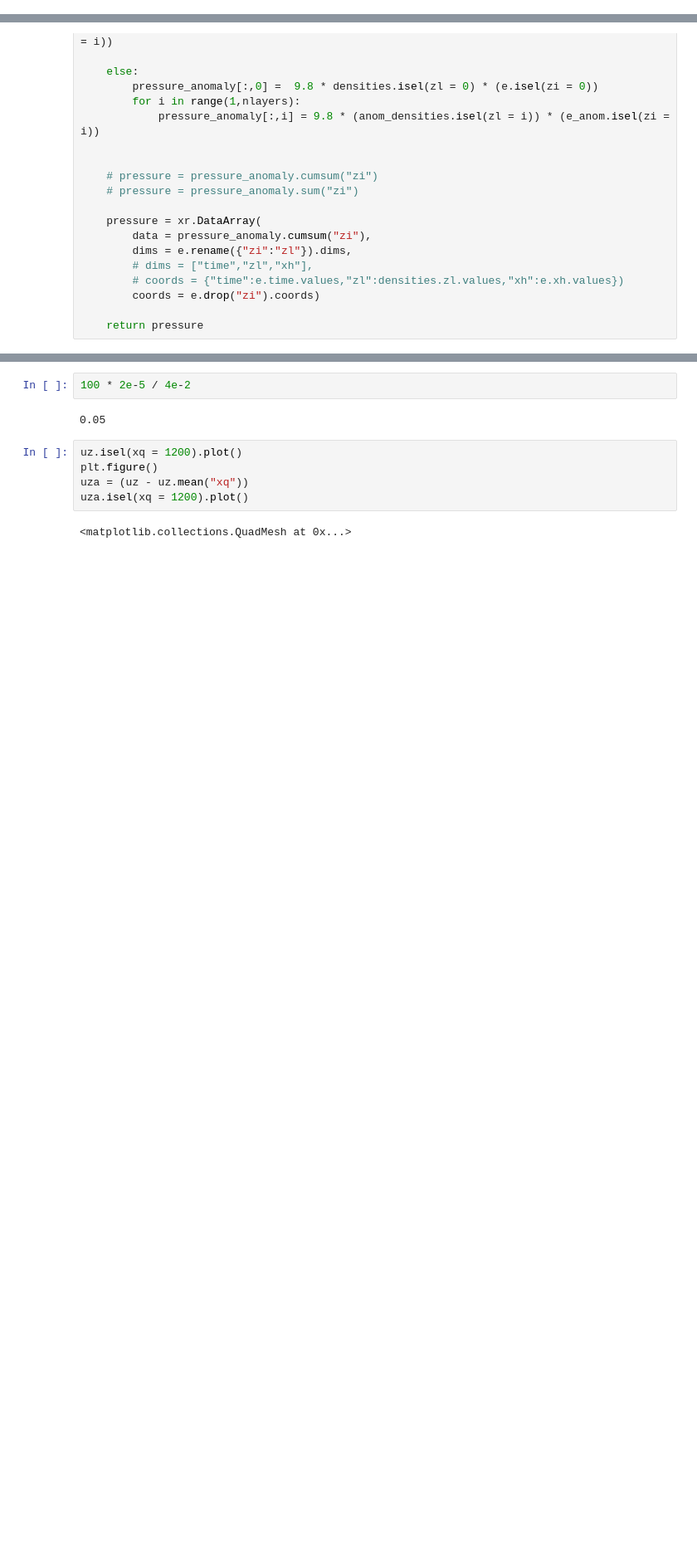
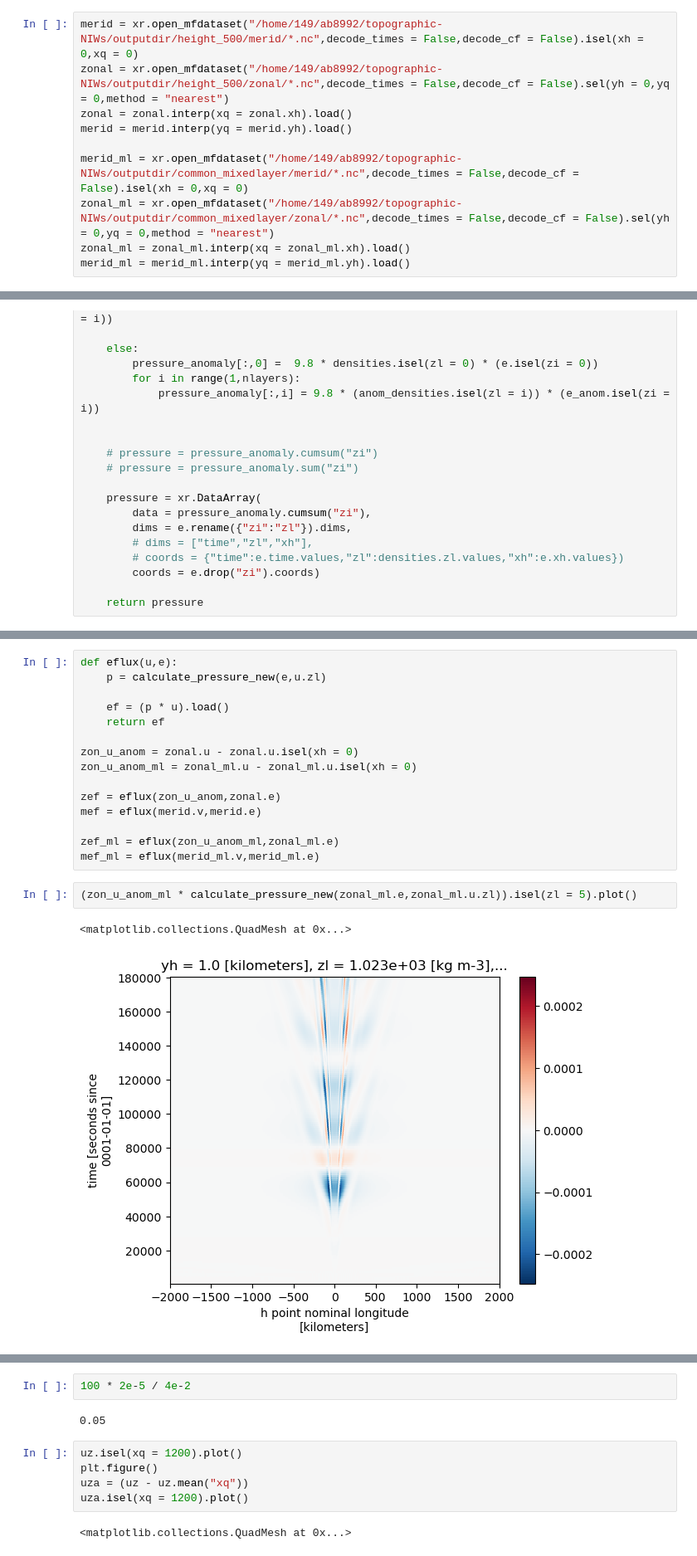
Before and after one commit to ashjbarnes/topographic-NIWs, a Jupyter notebook: analysis_notebooks/energy_flux_attempt.ipynb, the cells around one changed output, grey strips where cells are left out. Shown at 83% size. Saved outputs shown, nothing was run; the diff lists cells and outputs as text; blank space fills up the shorter version.

```diff
--- a/analysis_notebooks/energy_flux_attempt.ipynb
+++ b/analysis_notebooks/energy_flux_attempt.ipynb
@@ -31,3 +43,13 @@ client
+# %%
+merid = xr.open_mfdataset("/home/149/ab8992/topographic-NIWs/outputdir/height_500/merid/*.nc",decode_times = False,decode_cf = False).isel(xh = 0,xq = 0)
+zonal = xr.open_mfdataset("/home/149/ab8992/topographic-NIWs/outputdir/height_500/zonal/*.nc",decode_times = False,decode_cf = False).sel(yh = 0,yq = 0,method = "nearest")
+zonal = zonal.interp(xq = zonal.xh).load()
+merid = merid.interp(yq = merid.yh).load()
+
+merid_ml = xr.open_mfdataset("/home/149/ab8992/topographic-NIWs/outputdir/common_mixedlayer/merid/*.nc",decode_times = False,decode_cf = False).isel(xh = 0,xq = 0)
+zonal_ml = xr.open_mfdataset("/home/149/ab8992/topographic-NIWs/outputdir/common_mixedlayer/zonal/*.nc",decode_times = False,decode_cf = False).sel(yh = 0,yq = 0,method = "nearest")
+zonal_ml = zonal_ml.interp(xq = zonal_ml.xh).load()
+merid_ml = merid_ml.interp(yq = merid_ml.yh).load()
 # %%
 basepath = "/home/149/ab8992/bottom_near_inertial_waves/revision/double_yextent"
 # e = xr.open_mfdataset(f"{basepath}/archive/output0*/e_10min.nc",decode_times = False).isel(xh = 5,yh = 600).e.load()
@@ -130,0 +138,20 @@ plt.figure()
+# %%
+def eflux(u,e):
+    p = calculate_pressure_new(e,u.zl)
+
+    ef = (p * u).load()
+    return ef
+
+zon_u_anom = zonal.u - zonal.u.isel(xh = 0)
+zon_u_anom_ml = zonal_ml.u - zonal_ml.u.isel(xh = 0)
+
+zef = eflux(zon_u_anom,zonal.e)
+mef = eflux(merid.v,merid.e)
+
+zef_ml = eflux(zon_u_anom_ml,zonal_ml.e)
+mef_ml = eflux(merid_ml.v,merid_ml.e)
+# %%
+(zon_u_anom_ml * calculate_pressure_new(zonal_ml.e,zonal_ml.u.zl)).isel(zl = 5).plot()
+# %% [output]
+<matplotlib.collections.QuadMesh at 0x...>
+[figure, added]
```
Also changed, not shown: parts of 11 cells of this notebook, 2 other files.
